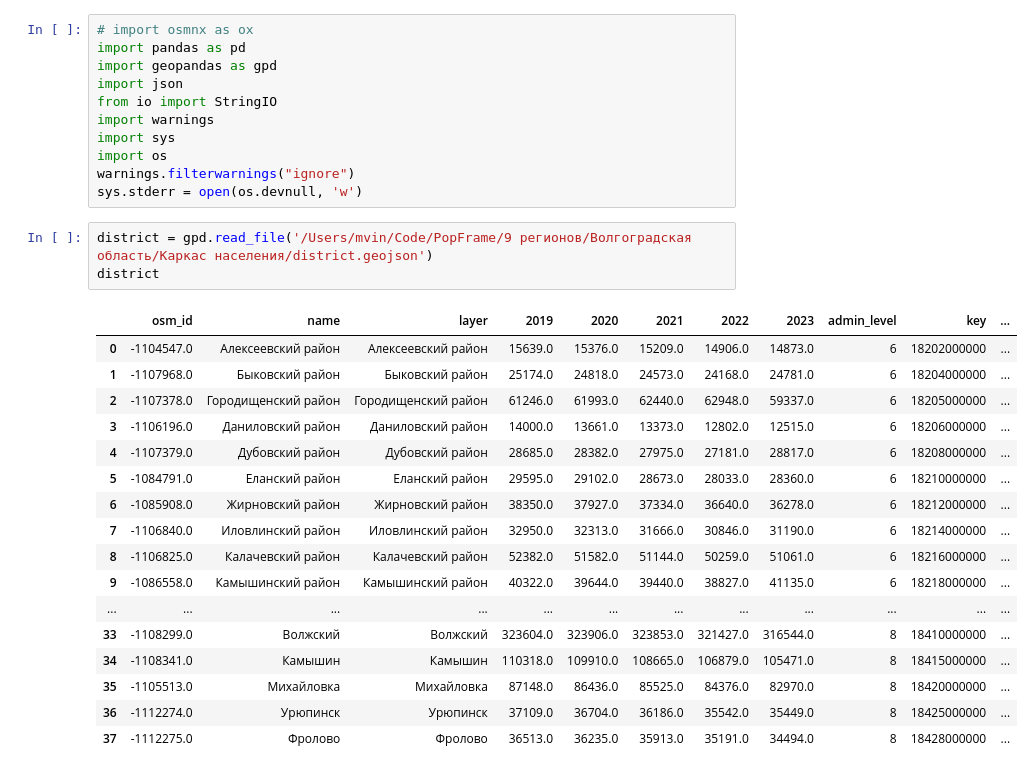
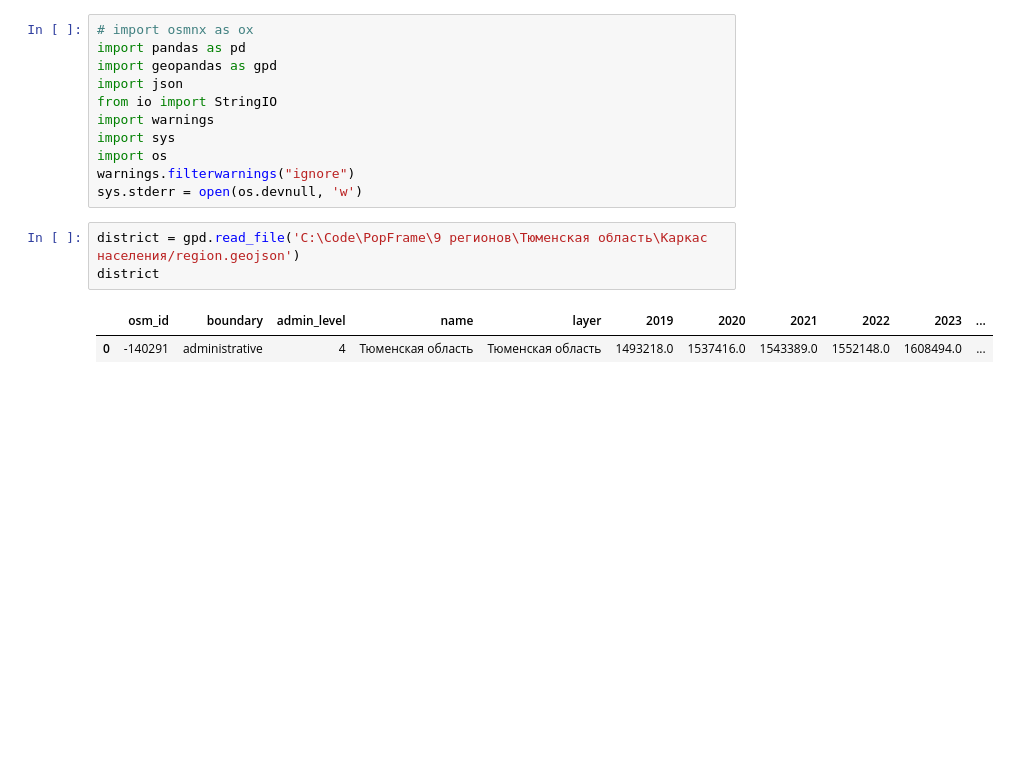
Before and after one commit to Mvin8/PopFrame, a Jupyter notebook: test_area.ipynb, the cells around one changed output. Saved outputs shown, nothing was run; the diff lists cells and outputs as text; blank space fills up the shorter version.

```diff
--- a/test_area.ipynb
+++ b/test_area.ipynb
@@ -10,26 +10,11 @@ import os
 warnings.filterwarnings("ignore")
 sys.stderr = open(os.devnull, 'w')
 # %%
-district = gpd.read_file('/Users/mvin/Code/PopFrame/9 регионов/Волгоградская область/Каркас населения/district.geojson')
+district = gpd.read_file('C:\Code\PopFrame\9 регионов\Тюменская область\Каркас населения/region.geojson')
 district
 # %% [output]
-|  | osm_id | name | layer | 2019 | 2020 | 2021 | 2022 | 2023 | admin_level | key | ... |
-| 0 | -1104547.0 | Алексеевский район | Алексеевский район | 15639.0 | 15376.0 | 15209.0 | 14906.0 | 14873.0 | 6 | 18202000000 | ... |
-| 1 | -1107968.0 | Быковский район | Быковский район | 25174.0 | 24818.0 | 24573.0 | 24168.0 | 24781.0 | 6 | 18204000000 | ... |
-| 2 | -1107378.0 | Городищенский район | Городищенский район | 61246.0 | 61993.0 | 62440.0 | 62948.0 | 59337.0 | 6 | 18205000000 | ... |
-| 3 | -1106196.0 | Даниловский район | Даниловский район | 14000.0 | 13661.0 | 13373.0 | 12802.0 | 12515.0 | 6 | 18206000000 | ... |
-| 4 | -1107379.0 | Дубовский район | Дубовский район | 28685.0 | 28382.0 | 27975.0 | 27181.0 | 28817.0 | 6 | 18208000000 | ... |
-| 5 | -1084791.0 | Еланский район | Еланский район | 29595.0 | 29102.0 | 28673.0 | 28033.0 | 28360.0 | 6 | 18210000000 | ... |
-| 6 | -1085908.0 | Жирновский район | Жирновский район | 38350.0 | 37927.0 | 37334.0 | 36640.0 | 36278.0 | 6 | 18212000000 | ... |
-| 7 | -1106840.0 | Иловлинский район | Иловлинский район | 32950.0 | 32313.0 | 31666.0 | 30846.0 | 31190.0 | 6 | 18214000000 | ... |
-| 8 | -1106825.0 | Калачевский район | Калачевский район | 52382.0 | 51582.0 | 51144.0 | 50259.0 | 51061.0 | 6 | 18216000000 | ... |
-| 9 | -1086558.0 | Камышинский район | Камышинский район | 40322.0 | 39644.0 | 39440.0 | 38827.0 | 41135.0 | 6 | 18218000000 | ... |
-| ... | ... | ... | ... | ... | ... | ... | ... | ... | ... | ... | ... |
-| 33 | -1108299.0 | Волжский | Волжский | 323604.0 | 323906.0 | 323853.0 | 321427.0 | 316544.0 | 8 | 18410000000 | ... |
-| 34 | -1108341.0 | Камышин | Камышин | 110318.0 | 109910.0 | 108665.0 | 106879.0 | 105471.0 | 8 | 18415000000 | ... |
-| 35 | -1105513.0 | Михайловка | Михайловка | 87148.0 | 86436.0 | 85525.0 | 84376.0 | 82970.0 | 8 | 18420000000 | ... |
-| 36 | -1112274.0 | Урюпинск | Урюпинск | 37109.0 | 36704.0 | 36186.0 | 35542.0 | 35449.0 | 8 | 18425000000 | ... |
-| 37 | -1112275.0 | Фролово | Фролово | 36513.0 | 36235.0 | 35913.0 | 35191.0 | 34494.0 | 8 | 18428000000 | ... |
+|  | osm_id | boundary | admin_level | name | layer | 2019 | 2020 | 2021 | 2022 | 2023 | ... |
+| 0 | -140291 | administrative | 4 | Тюменская область | Тюменская область | 1493218.0 | 1537416.0 | 1543389.0 | 1552148.0 | 1608494.0 | ... |
 # %%
 gdf = district
 # Вычисление площади территории в квадратных километрах и округление до целого числа
```
Also changed, not shown: parts of 1 cell of this notebook, 1 other file.
